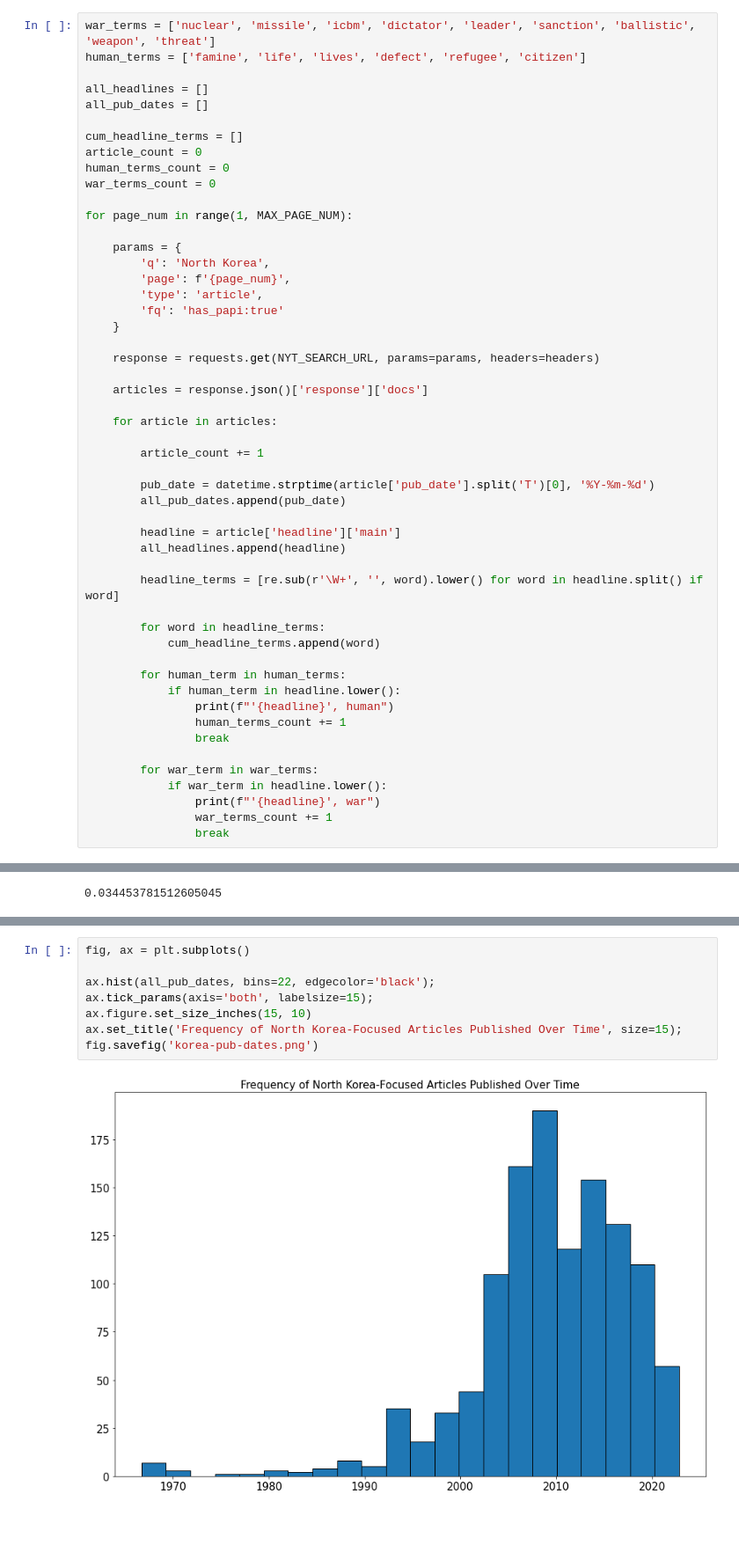
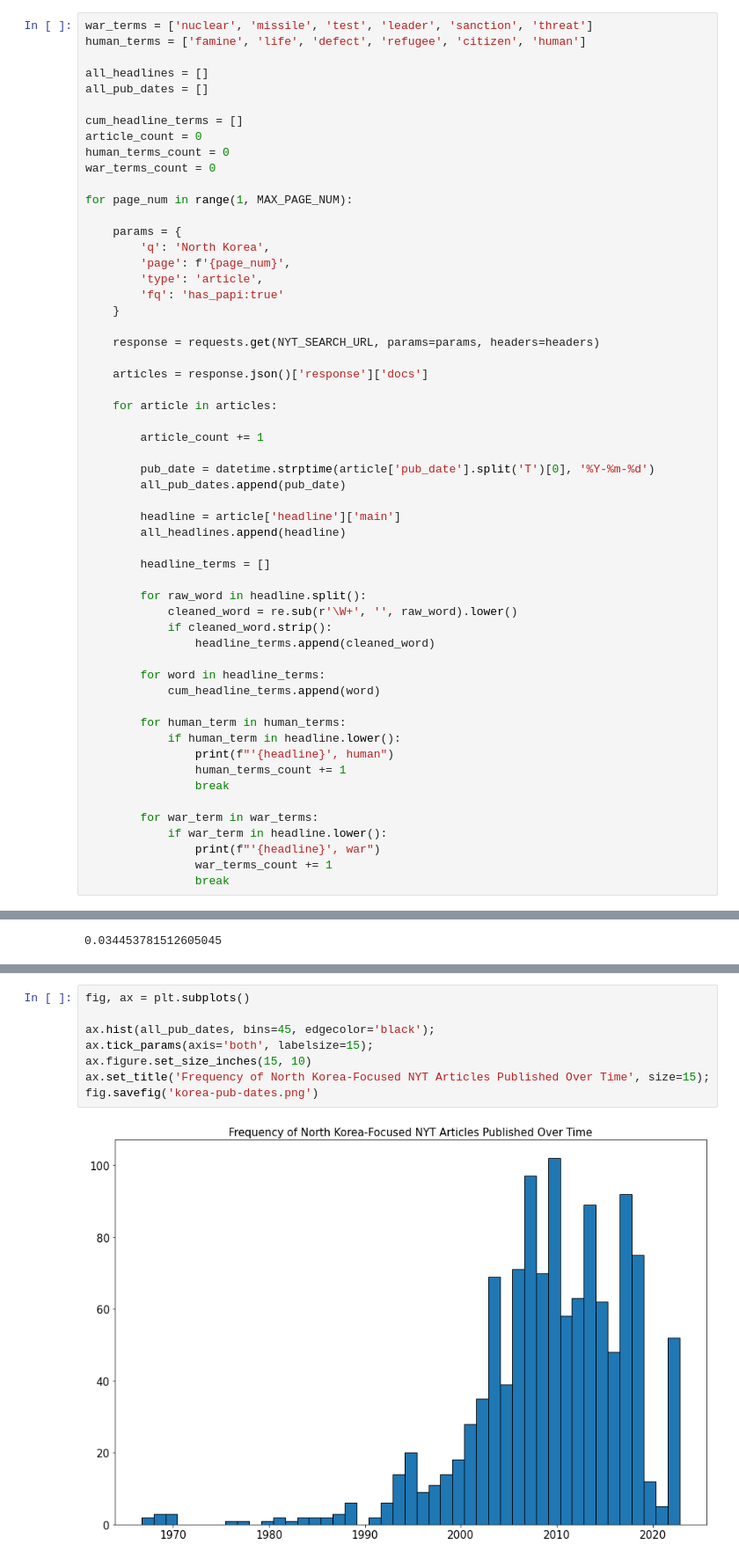
Before and after one commit to jaynasser/North-Korea-NYT-Article-Data, a Jupyter notebook: nyt-korea.ipynb, the cells around one changed output, grey strips where cells are left out. Shown at 88% size. Cells and saved outputs as stored; diff of their text form; blank space fills up the shorter version.

Commit message:
clean up, fix bug in freq plot

```diff
--- a/nyt-korea.ipynb
+++ b/nyt-korea.ipynb
@@ -23,8 +23,8 @@ headers = {
     'x-emb-id': '33F28918C0214325998392DA87BBBD46'
 }
 # %%
-war_terms = ['nuclear', 'missile', 'icbm', 'dictator', 'leader', 'sanction', 'ballistic', 'weapon', 'threat']
-human_terms = ['famine', 'life', 'lives', 'defect', 'refugee', 'citizen']
+war_terms = ['nuclear', 'missile', 'test', 'leader', 'sanction', 'threat']
+human_terms = ['famine', 'life', 'defect', 'refugee', 'citizen', 'human']
 
 all_headlines = []
 all_pub_dates = []
@@ -57,7 +57,12 @@ for page_num in range(1, MAX_PAGE_NUM):
         headline = article['headline']['main']
         all_headlines.append(headline)
 
-        headline_terms = [re.sub(r'\W+', '', word).lower() for word in headline.split() if word]
+        headline_terms = []
+
+        for raw_word in headline.split():
+            cleaned_word = re.sub(r'\W+', '', raw_word).lower()
+            if cleaned_word.strip():
+                headline_terms.append(cleaned_word)
 
         for word in headline_terms:
             cum_headline_terms.append(word)
@@ -130,10 +135,10 @@ war_terms_count / article_count
 # %%
 fig, ax = plt.subplots()
 
-ax.hist(all_pub_dates, bins=22, edgecolor='black');
+ax.hist(all_pub_dates, bins=45, edgecolor='black');
 ax.tick_params(axis='both', labelsize=15);
 ax.figure.set_size_inches(15, 10)
-ax.set_title('Frequency of North Korea-Focused Articles Published Over Time', size=15);
+ax.set_title('Frequency of North Korea-Focused NYT Articles Published Over Time', size=15);
 fig.savefig('korea-pub-dates.png')
 # %% [output]
-[figure, old version]
+[figure, new version]
```
Also changed, not shown: parts of 5 cells of this notebook.
